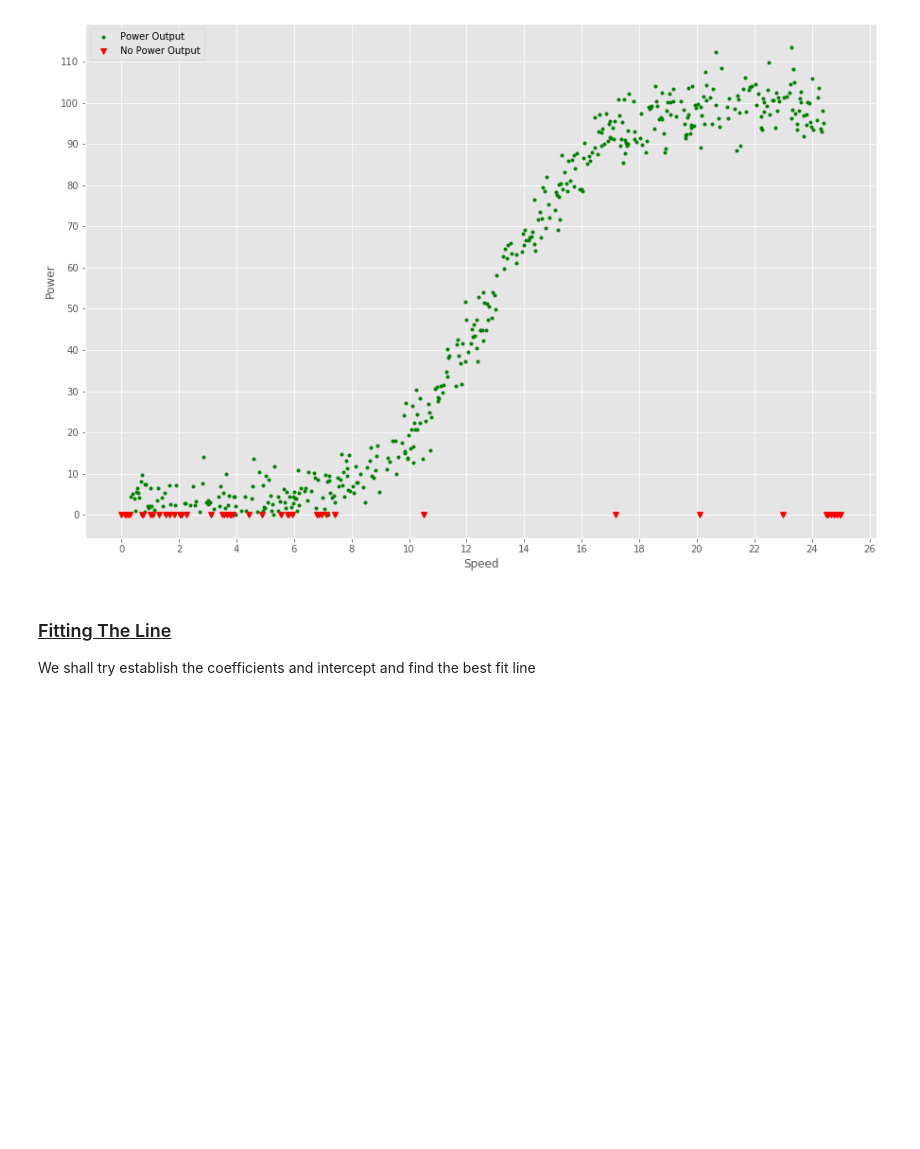
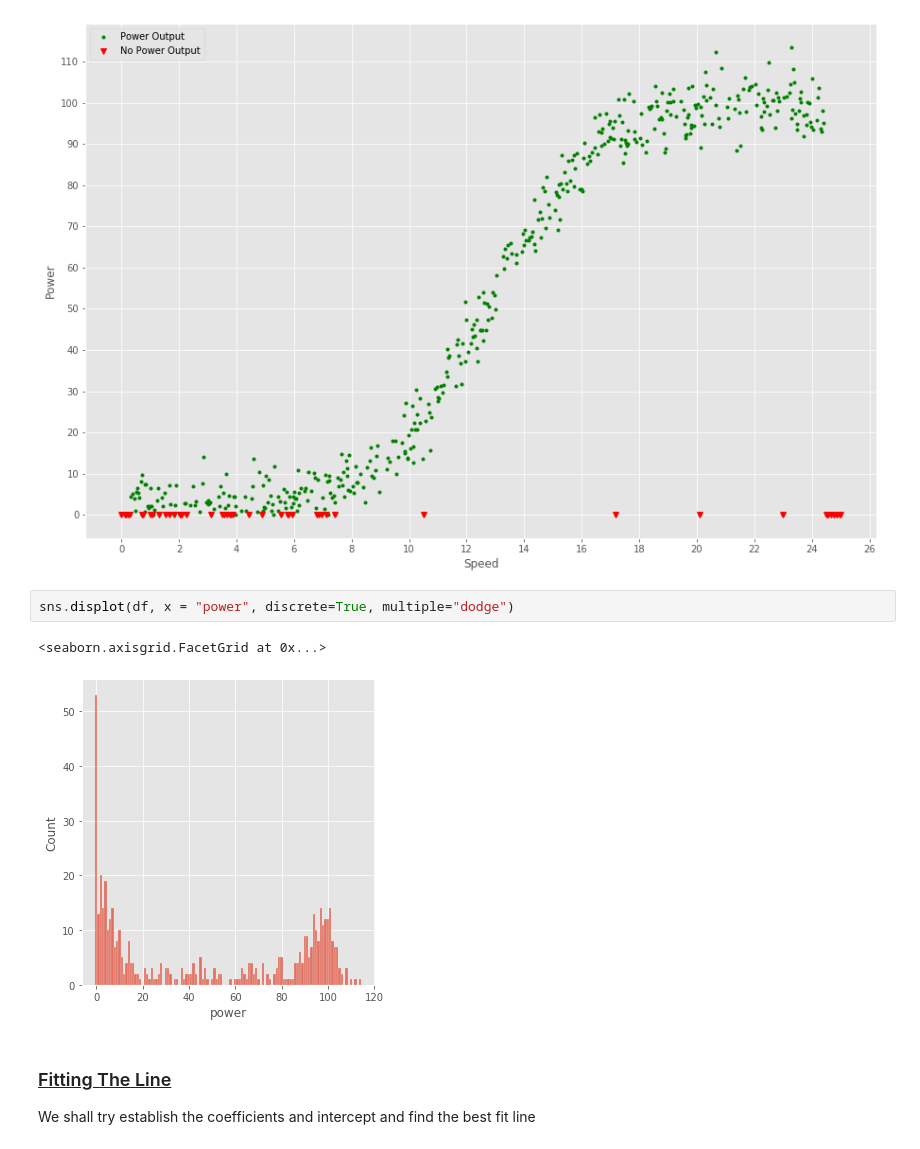
Before and after one commit to shaner1/FunDA_Project_2020, a Jupyter notebook: FunDA_Project_2020.ipynb, the cells around one changed output. Saved outputs shown, nothing was run; the diff lists cells and outputs as text; blank space fills up the shorter version.

```diff
--- a/FunDA_Project_2020.ipynb
+++ b/FunDA_Project_2020.ipynb
@@ -228,6 +235,11 @@ plt.legend()
 # %% [output]
 <matplotlib.legend.Legend at 0x...>
 [figure]
+# %%
+sns.displot(df, x = "power", discrete=True, multiple="dodge")
+# %% [output]
+<seaborn.axisgrid.FacetGrid at 0x...>
+[figure, added]
 # %% [markdown]
 ### <u>Fitting The Line<u>
 
```
Also changed, not shown: parts of 15 cells of this notebook.
